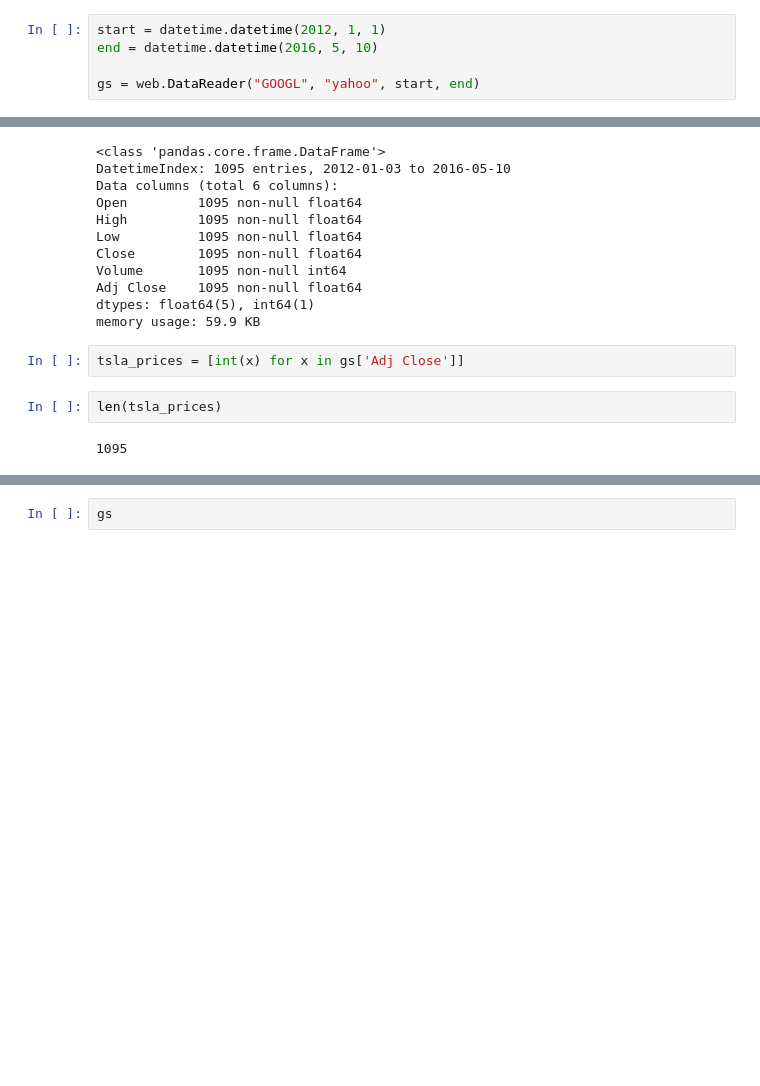
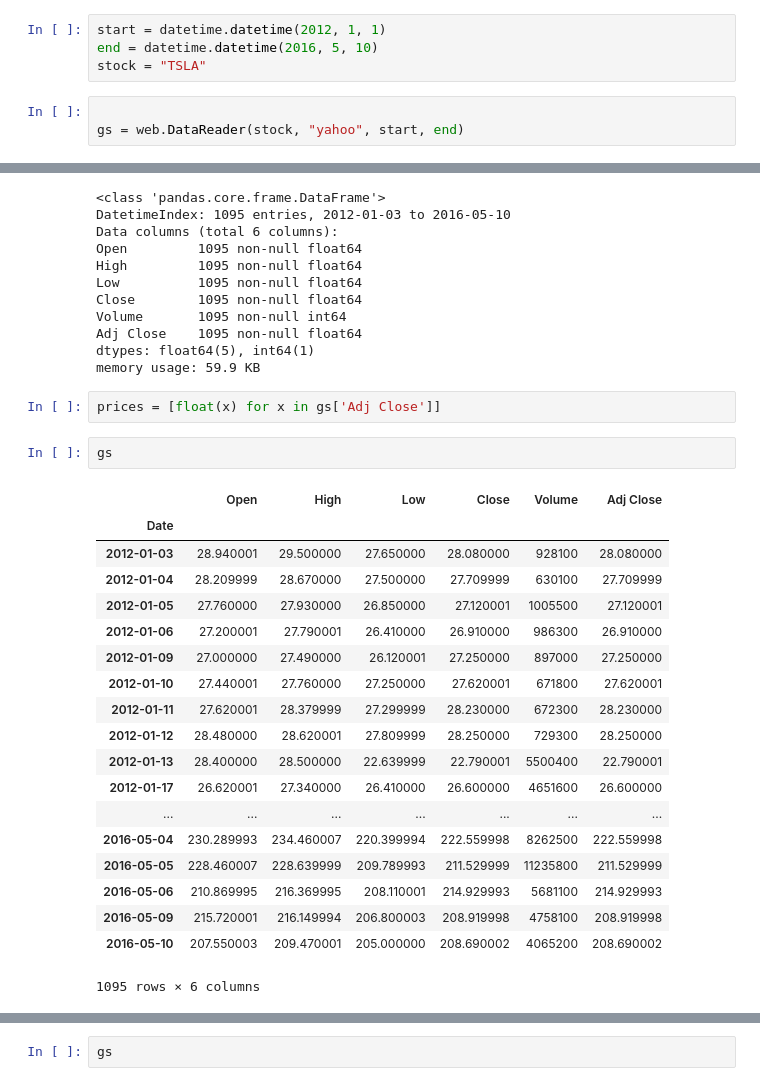
Before and after one commit to finetea/stockprices, a Jupyter notebook: getstockprices.ipynb, the cells around one changed output, grey strips where cells are left out. Drawn from its saved outputs; the diff is of its cells as text; blank space fills up the shorter version.

```diff
--- a/getstockprices.ipynb
+++ b/getstockprices.ipynb
@@ -10,8 +10,10 @@ After installing the pandas-datareader package (https://github.com/pydata/pandas
 # %%
 start = datetime.datetime(2012, 1, 1)
 end = datetime.datetime(2016, 5, 10)
-
-gs = web.DataReader("GOOGL", "yahoo", start, end)
+stock = "TSLA"
+# %%
+
+gs = web.DataReader(stock, "yahoo", start, end)
 # %%
 gs.info()
 # %% [output]
@@ -27,10 +29,28 @@ Adj Close    1095 non-null float64
 dtypes: float64(5), int64(1)
 memory usage: 59.9 KB
 # %%
-tsla_prices = [int(x) for x in gs['Adj Close']]
+prices = [float(x) for x in gs['Adj Close']]
-# %%
-len(tsla_prices)
-# %% [output]
-1095
+# %%
+gs
+# %% [output]
+|  | Open | High | Low | Close | Volume | Adj Close |
+| Date |  |  |  |  |  |  |
+| 2012-01-03 | 28.940001 | 29.500000 | 27.650000 | 28.080000 | 928100 | 28.080000 |
+| 2012-01-04 | 28.209999 | 28.670000 | 27.500000 | 27.709999 | 630100 | 27.709999 |
+| 2012-01-05 | 27.760000 | 27.930000 | 26.850000 | 27.120001 | 1005500 | 27.120001 |
+| 2012-01-06 | 27.200001 | 27.790001 | 26.410000 | 26.910000 | 986300 | 26.910000 |
+| 2012-01-09 | 27.000000 | 27.490000 | 26.120001 | 27.250000 | 897000 | 27.250000 |
+| 2012-01-10 | 27.440001 | 27.760000 | 27.250000 | 27.620001 | 671800 | 27.620001 |
+| 2012-01-11 | 27.620001 | 28.379999 | 27.299999 | 28.230000 | 672300 | 28.230000 |
+| 2012-01-12 | 28.480000 | 28.620001 | 27.809999 | 28.250000 | 729300 | 28.250000 |
+| 2012-01-13 | 28.400000 | 28.500000 | 22.639999 | 22.790001 | 5500400 | 22.790001 |
+| 2012-01-17 | 26.620001 | 27.340000 | 26.410000 | 26.600000 | 4651600 | 26.600000 |
+| ... | ... | ... | ... | ... | ... | ... |
+| 2016-05-04 | 230.289993 | 234.460007 | 220.399994 | 222.559998 | 8262500 | 222.559998 |
+| 2016-05-05 | 228.460007 | 228.639999 | 209.789993 | 211.529999 | 11235800 | 211.529999 |
+| 2016-05-06 | 210.869995 | 216.369995 | 208.110001 | 214.929993 | 5681100 | 214.929993 |
+| 2016-05-09 | 215.720001 | 216.149994 | 206.800003 | 208.919998 | 4758100 | 208.919998 |
+| 2016-05-10 | 207.550003 | 209.470001 | 205.000000 | 208.690002 | 4065200 | 208.690002 |
+1095 rows × 6 columns
 # %%
 import random
```
Also changed, not shown: parts of 7 cells of this notebook, 5 other files.
